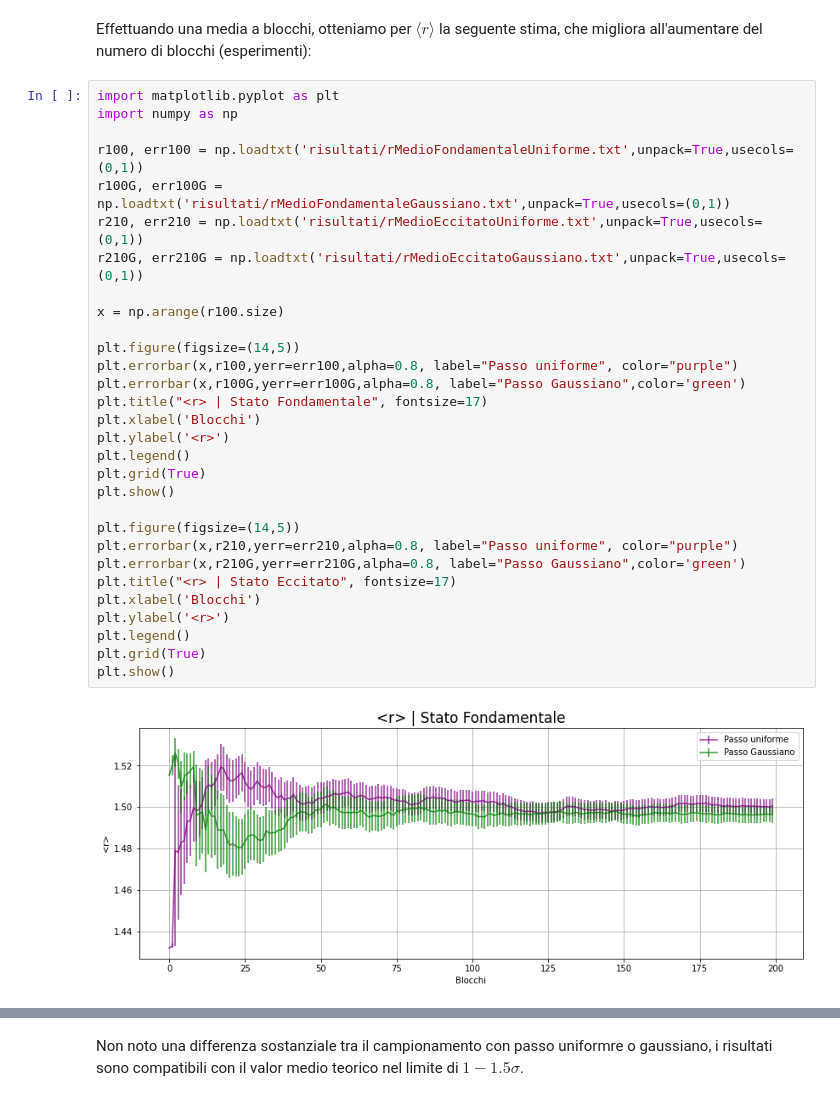
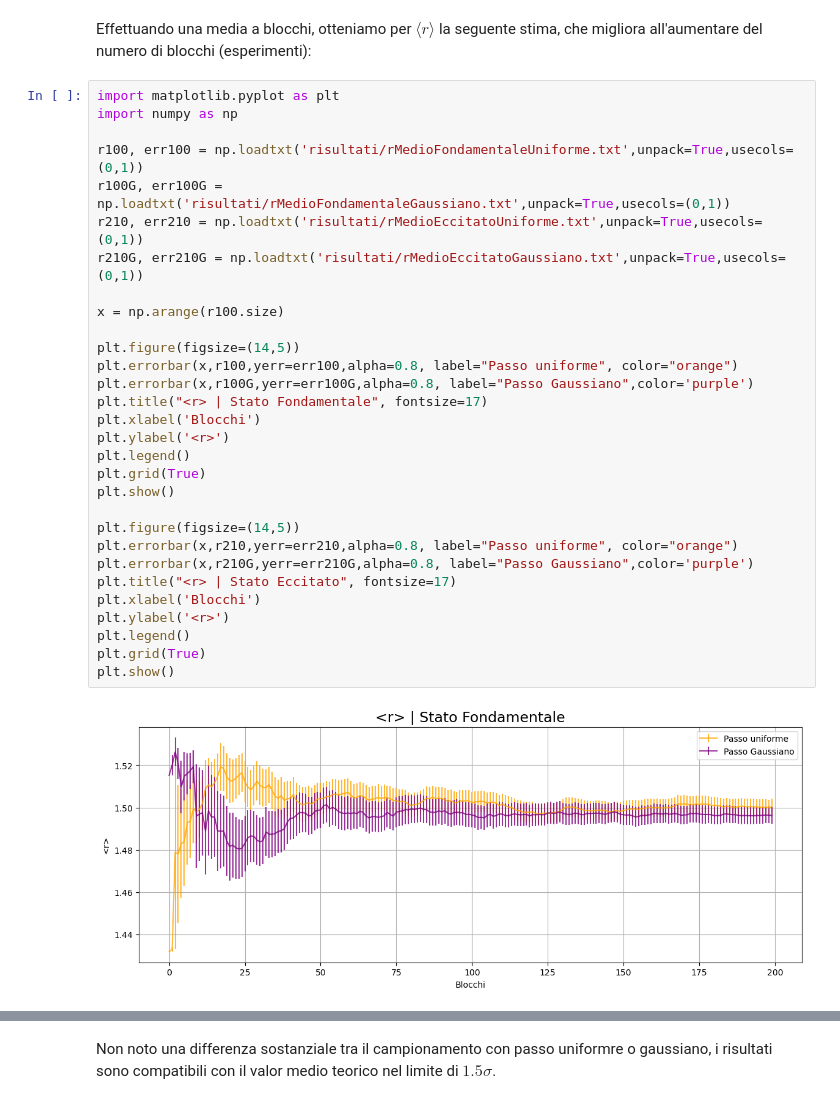
Before and after one commit to Daniele95/LSN, a Jupyter notebook: 5-metropolis/esercitazione5.ipynb, the cells around one changed output, grey strips where cells are left out. Cells and saved outputs as stored; diff of their text form.

```diff
--- a/5-metropolis/esercitazione5.ipynb
+++ b/5-metropolis/esercitazione5.ipynb
@@ -154,32 +145,32 @@ Effettuando una media a blocchi, otteniamo per $\langle r\rangle$ la seguente st
 # %%
 import matplotlib.pyplot as plt
 import numpy as np
 
 r100, err100 = np.loadtxt('risultati/rMedioFondamentaleUniforme.txt',unpack=True,usecols=(0,1))
 r100G, err100G = np.loadtxt('risultati/rMedioFondamentaleGaussiano.txt',unpack=True,usecols=(0,1))
 r210, err210 = np.loadtxt('risultati/rMedioEccitatoUniforme.txt',unpack=True,usecols=(0,1))
 r210G, err210G = np.loadtxt('risultati/rMedioEccitatoGaussiano.txt',unpack=True,usecols=(0,1))
 
 x = np.arange(r100.size)
 
 plt.figure(figsize=(14,5))
-plt.errorbar(x,r100,yerr=err100,alpha=0.8, label="Passo uniforme", color="purple")
-plt.errorbar(x,r100G,yerr=err100G,alpha=0.8, label="Passo Gaussiano",color='green')
+plt.errorbar(x,r100,yerr=err100,alpha=0.8, label="Passo uniforme", color="orange")
+plt.errorbar(x,r100G,yerr=err100G,alpha=0.8, label="Passo Gaussiano",color='purple')
 plt.title("<r> | Stato Fondamentale", fontsize=17)
 plt.xlabel('Blocchi')
 plt.ylabel('<r>')
 plt.legend()
 plt.grid(True)
 plt.show()
 
 plt.figure(figsize=(14,5))
-plt.errorbar(x,r210,yerr=err210,alpha=0.8, label="Passo uniforme", color="purple")
-plt.errorbar(x,r210G,yerr=err210G,alpha=0.8, label="Passo Gaussiano",color='green')
+plt.errorbar(x,r210,yerr=err210,alpha=0.8, label="Passo uniforme", color="orange")
+plt.errorbar(x,r210G,yerr=err210G,alpha=0.8, label="Passo Gaussiano",color='purple')
 plt.title("<r> | Stato Eccitato", fontsize=17)
 plt.xlabel('Blocchi')
 plt.ylabel('<r>')
 plt.legend()
 plt.grid(True)
 plt.show()
 # %% [output]
-[figure, old version]
+[figure, new version]
@@ -187,2 +178,2 @@ plt.show()
 # %% [markdown]
-Non noto una differenza sostanziale tra il campionamento con passo uniformre o gaussiano, i risultati sono compatibili con il valor medio teorico nel limite di $1-1.5\sigma$.
+Non noto una differenza sostanziale tra il campionamento con passo uniformre o gaussiano, i risultati sono compatibili con il valor medio teorico nel limite di $1.5\sigma$.
```
Also changed, not shown: parts of 5 cells of this notebook.
